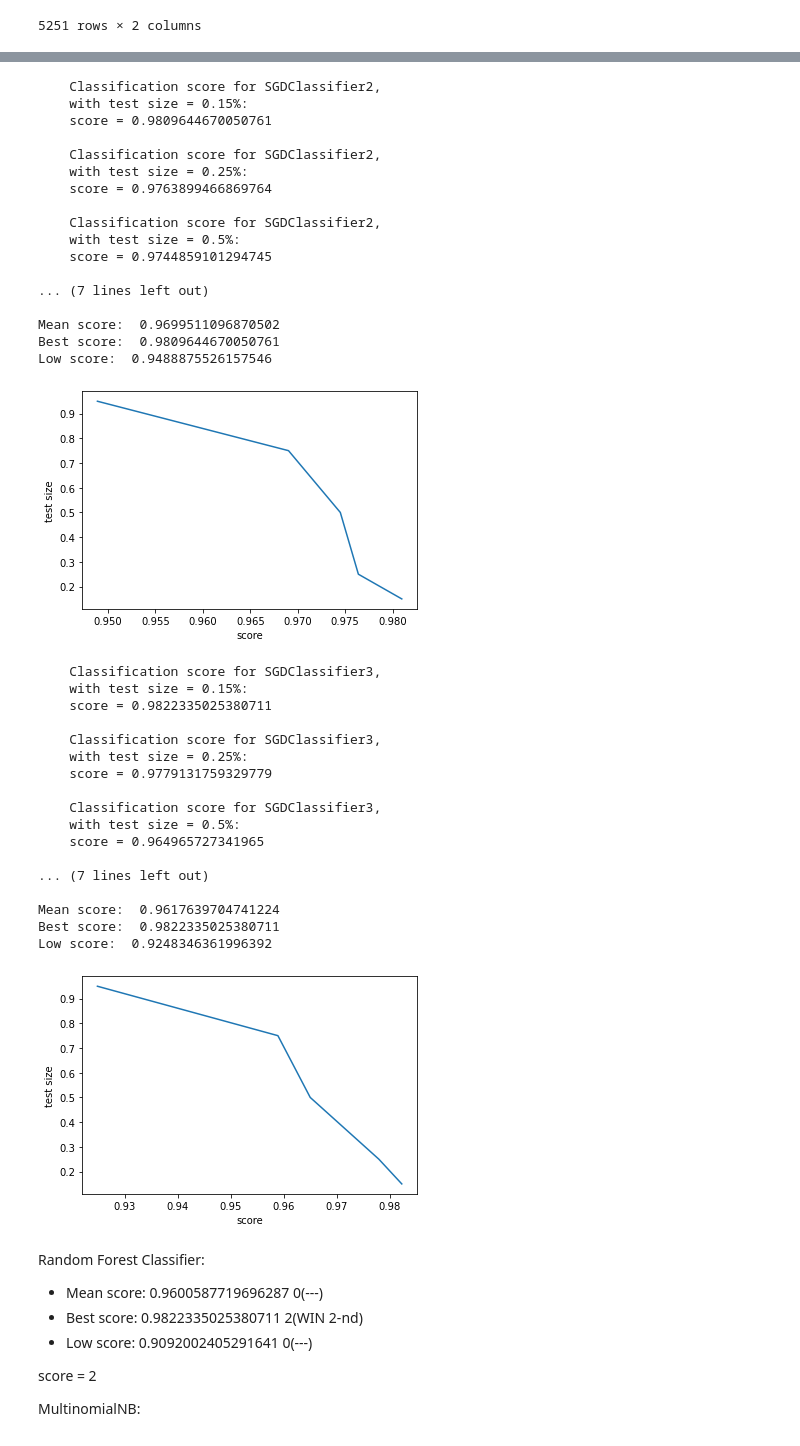
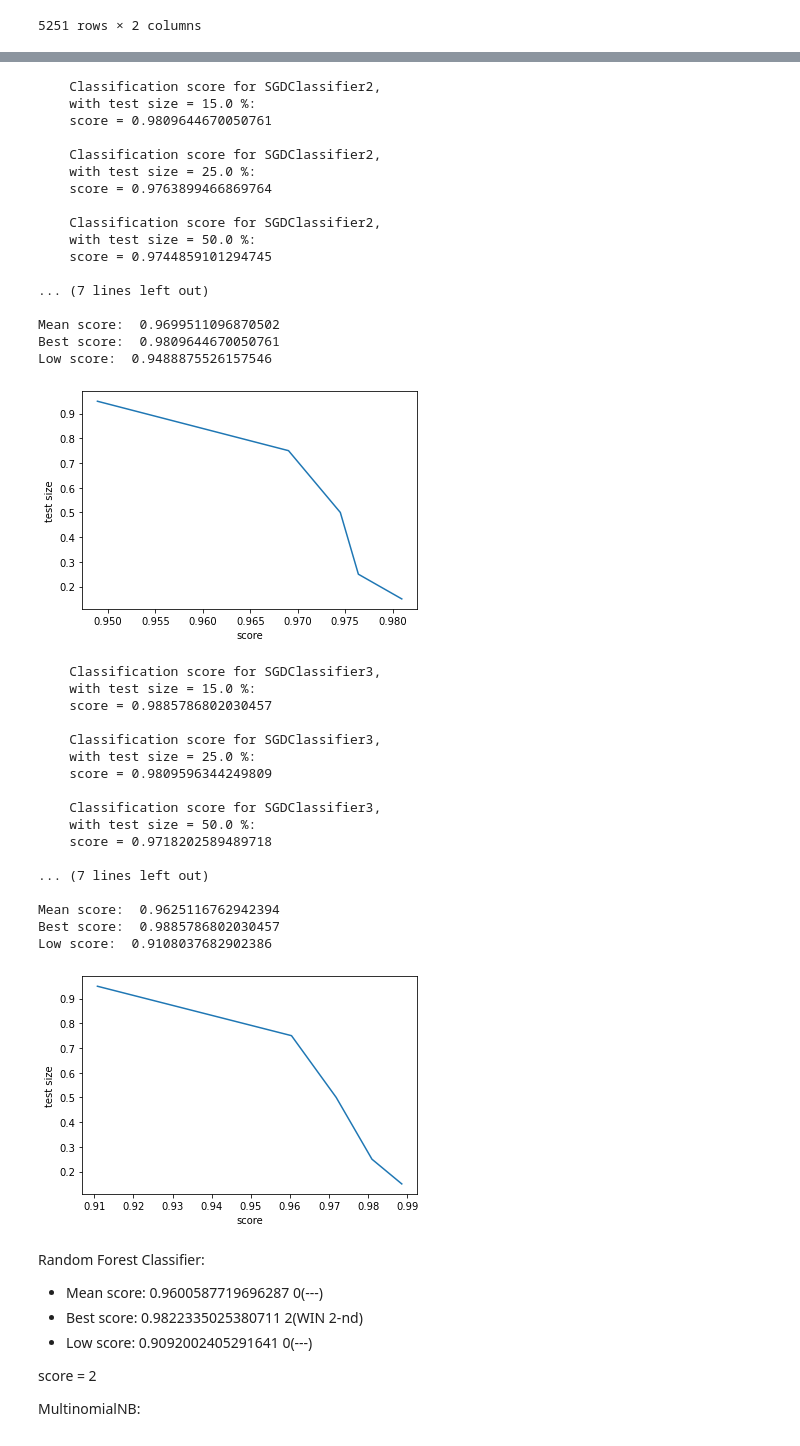
Before and after one commit to awilliamson1889/Python-DS-Learning, a Jupyter notebook: Email-classification.ipynb, the cells around one changed output, grey strips where cells are left out. Saved outputs shown, nothing was run; the diff lists cells and outputs as text; code cells hidden in the pictures.

```diff
--- a/Email-classification.ipynb
+++ b/Email-classification.ipynb
@@ -64,7 +61,7 @@ for size in test_size:
     scores.append(score)
     print(f"""
     Classification score for RandomForestClassifier,
-    with test size = {size}%:
+    with test size = {size * 100} %:
     score = {score}""")
 
 print("\nMean score: ", sum(scores) / len(scores))
@@ -112,7 +109,7 @@ for size in test_size:
     scores.append(score)
     print(f"""
     Classification score for MultinomialNB,
-    with test size = {size}%:
+    with test size = {size * 100} %:
     score = {score}""")
 
 print("\nMean score: ", sum(scores) / len(scores))
@@ -161,7 +158,7 @@ for size in test_size:
     scores.append(score)
     print(f"""
     Classification score for SGDClassifier1,
-    with test size = {size}%:
+    with test size = {size * 100} %:
     score = {score}""")
 
 print("\nMean score: ", sum(scores) / len(scores))
@@ -211,7 +208,7 @@ for size in test_size:
     scores.append(score)
     print(f"""
     Classification score for SGDClassifier2,
-    with test size = {size}%:
+    with test size = {size * 100} %:
     score = {score}""")
 
 print("\nMean score: ", sum(scores) / len(scores))
@@ -226,15 +223,15 @@ plt.show()
 scores.clear()
 # %% [output]
     Classification score for SGDClassifier2,
-    with test size = 0.15%:
+    with test size = 15.0 %:
     score = 0.9809644670050761
 
     Classification score for SGDClassifier2,
-    with test size = 0.25%:
+    with test size = 25.0 %:
     score = 0.9763899466869764
 
     Classification score for SGDClassifier2,
-    with test size = 0.5%:
+    with test size = 50.0 %:
     score = 0.9744859101294745
 
 ... (7 lines left out)
@@ -250,49 +247,49 @@ for size in test_size:
     X_train, X_test, y_train, y_test = train_test_split(X, y, test_size=size, random_state=1)
 
     pipeline_SGDClassifier3 = Pipeline([('vect', CountVectorizer()),
-                                       ('chi', SelectKBest(chi2, k=8500)),
+                                       ('chi', SelectKBest(chi2, k=9500)),
                                        ('clf', SGDClassifier(loss='hinge', penalty='l2',
                                                              alpha=1e-3, random_state=1))])
 
     pipeline_SGDClassifier3.fit(X_train.ravel(), y_train)
 
     score = pipeline_SGDClassifier3.score(X_test.ravel(), y_test)
 
     scores.append(score)
     print(f"""
     Classification score for SGDClassifier3,
-    with test size = {size}%:
+    with test size = {size * 100} %:
     score = {score}""")
 
 print("\nMean score: ", sum(scores) / len(scores))
 print("Best score: ", max(scores))
 print("Low score: ", min(scores))
 
 plt.plot(scores, test_size)
 plt.xlabel("score")
 plt.ylabel("test size")
 plt.show()
 
 scores.clear()
 # %% [output]
     Classification score for SGDClassifier3,
-    with test size = 0.15%:
-    score = 0.9822335025380711
+    with test size = 15.0 %:
+    score = 0.9885786802030457
 
     Classification score for SGDClassifier3,
-    with test size = 0.25%:
-    score = 0.9779131759329779
+    with test size = 25.0 %:
+    score = 0.9809596344249809
 
     Classification score for SGDClassifier3,
-    with test size = 0.5%:
-    score = 0.964965727341965
+    with test size = 50.0 %:
+    score = 0.9718202589489718
 
 ... (7 lines left out)
 
-Mean score:  0.9617639704741224
-Best score:  0.9822335025380711
-Low score:  0.9248346361996392
+Mean score:  0.9625116762942394
+Best score:  0.9885786802030457
+Low score:  0.9108037682902386
-[figure, old version]
+[figure, new version]
 # %% [markdown]
 Random Forest Classifier:
   - Mean score:  0.9600587719696287   0(---)
```
Also changed, not shown: parts of 8 cells of this notebook.
